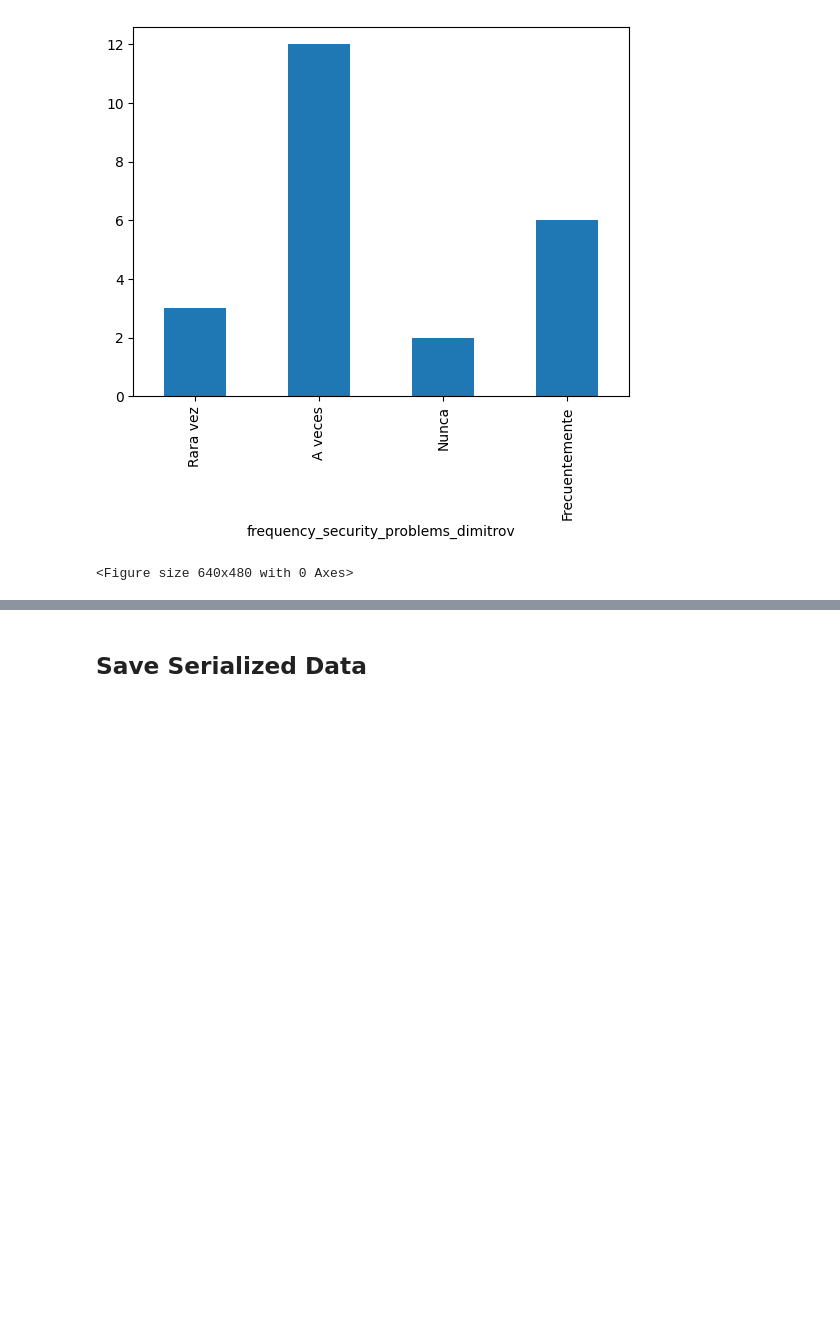
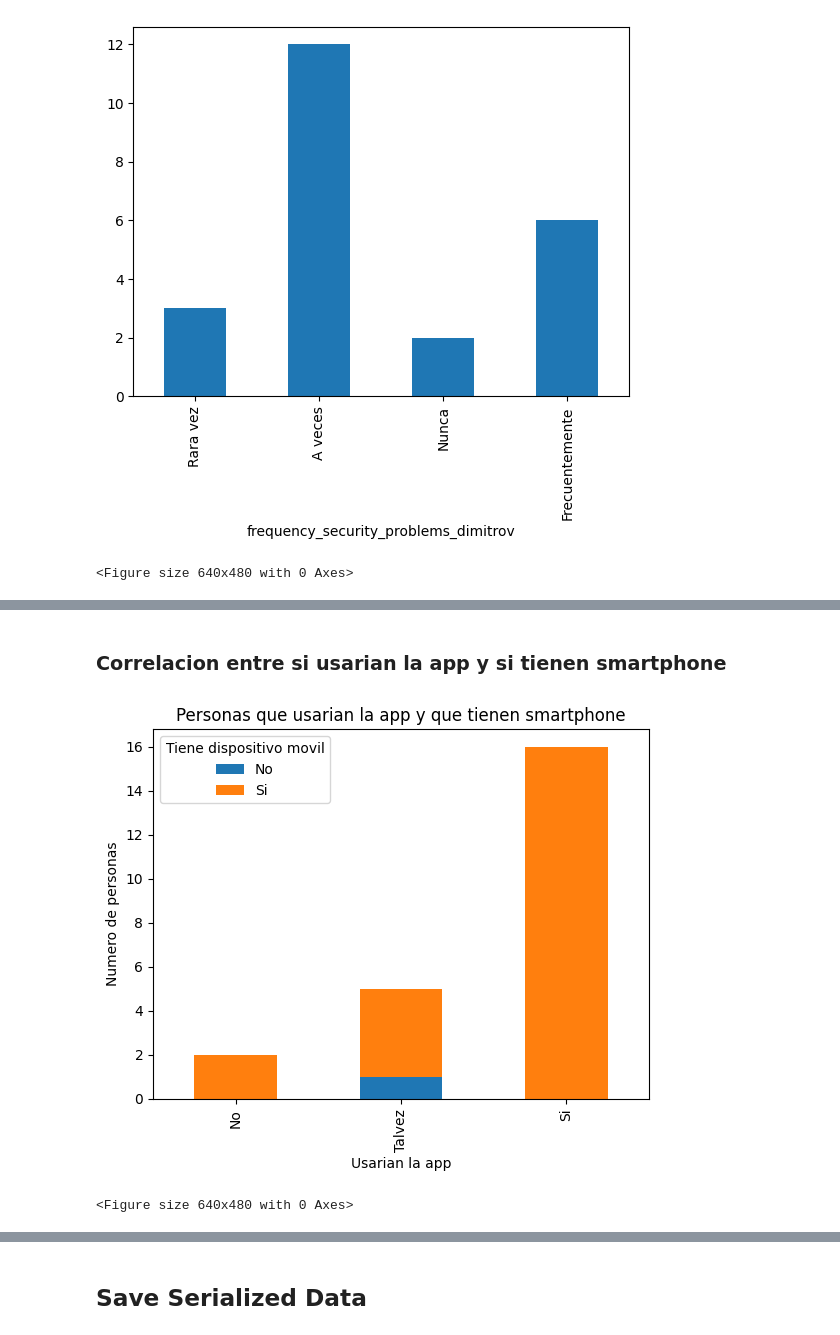
Before and after one commit to Mortadelo24/survey-integrador-one, a Jupyter notebook: notebook.ipynb, the cells around one changed output, grey strips where cells are left out. Cells and saved outputs as stored; diff of their text form; code cells hidden in the pictures; blank space fills up the shorter version.

```diff
--- a/notebook.ipynb
+++ b/notebook.ipynb
@@ -168,0 +229,14 @@ plt.clf()
+# %% [markdown]
+### Correlacion entre si usarian la app y si tienen smartphone
+# %%
+would_use_app_and_has_smartphone = results.groupby(["would_use_app", "has_access_smartphone"]).size().unstack()
+would_use_app_and_has_smartphone_plot = would_use_app_and_has_smartphone.plot(kind="bar", stacked=True)
+would_use_app_and_has_smartphone_plot.set_ylabel("Numero de personas")
+would_use_app_and_has_smartphone_plot.set_xlabel("Usarian la app")
+would_use_app_and_has_smartphone_plot.set_title("Personas que usarian la app y que tienen smartphone")
+would_use_app_and_has_smartphone_plot.set_xticklabels(ambiguous_questions_labels.values())
+would_use_app_and_has_smartphone_plot.legend(title="Tiene dispositivo movil", labels=closed_questions_labels.values())
+create_plot("usaria_app_y_tienen_smartphone")
+# %% [output]
+[figure, added]
+<Figure size 640x480 with 0 Axes>
```
Also changed, not shown: parts of 23 cells of this notebook, 11 other files.
